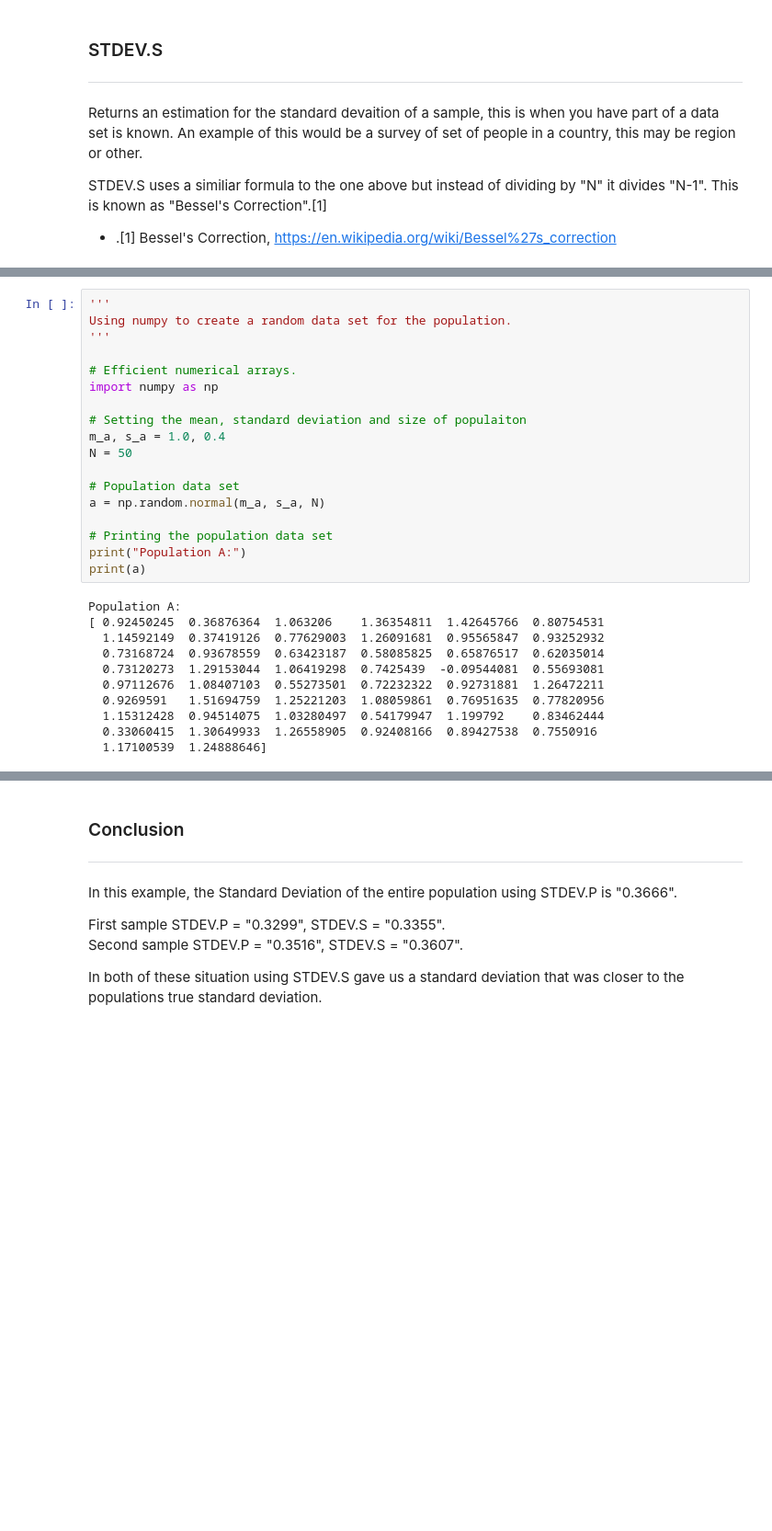
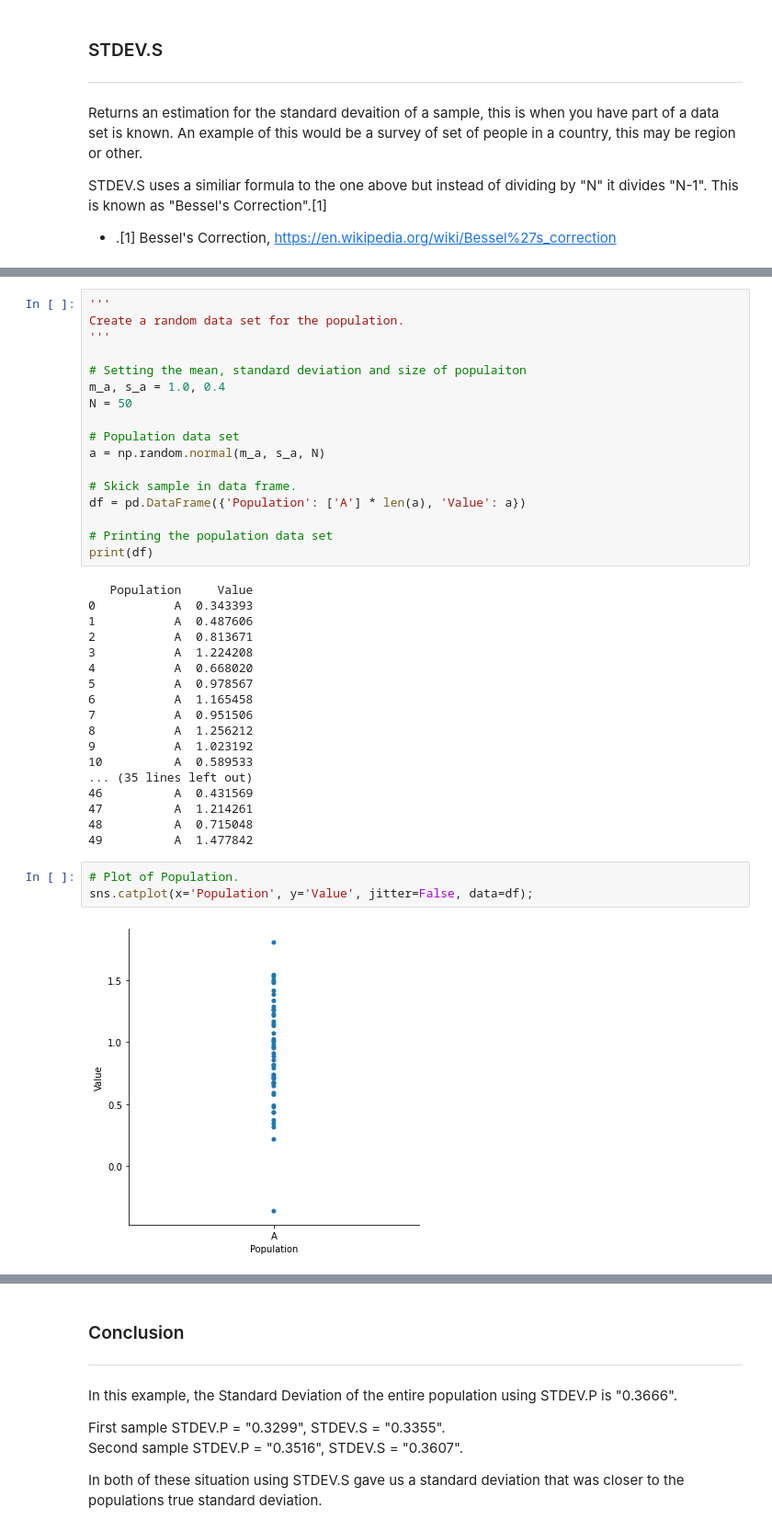
Before and after one commit to colinroche/Emerging-Tech-Assessments, a Jupyter notebook: Emerging-Tech-Assessments.ipynb, the cells around one changed output, grey strips where cells are left out. Shown: that part at 92% size. Drawn from its saved outputs; the diff is of its cells as text; blank space fills up the shorter version.

Commit message:
Adding plots and data frames to task3, and predict to task4

```diff
--- a/Emerging-Tech-Assessments.ipynb
+++ b/Emerging-Tech-Assessments.ipynb
@@ -150,10 +156,7 @@ STDEV.S uses a similiar formula to the one above but instead of dividing by "N"
 # %%
 '''
-Using numpy to create a random data set for the population.
+Create a random data set for the population.
 '''
-
-# Efficient numerical arrays.
-import numpy as np
 
 # Setting the mean, standard deviation and size of populaiton
 m_a, s_a = 1.0, 0.4
@@ -162,20 +165,34 @@ N = 50
 # Population data set
 a = np.random.normal(m_a, s_a, N)
 
+# Skick sample in data frame.
+df = pd.DataFrame({'Population': ['A'] * len(a), 'Value': a})
+
 # Printing the population data set
-print("Population A:")
-print(a)
+print(df)
 # %% [output]
-Population A:
-[ 0.92450245  0.36876364  1.063206    1.36354811  1.42645766  0.80754531
-  1.14592149  0.37419126  0.77629003  1.26091681  0.95565847  0.93252932
-  0.73168724  0.93678559  0.63423187  0.58085825  0.65876517  0.62035014
-  0.73120273  1.29153044  1.06419298  0.7425439  -0.09544081  0.55693081
-  0.97112676  1.08407103  0.55273501  0.72232322  0.92731881  1.26472211
-  0.9269591   1.51694759  1.25221203  1.08059861  0.76951635  0.77820956
-  1.15312428  0.94514075  1.03280497  0.54179947  1.199792    0.83462444
-  0.33060415  1.30649933  1.26558905  0.92408166  0.89427538  0.7550916
-  1.17100539  1.24888646]
+   Population     Value
+0           A  0.343393
+1           A  0.487606
+2           A  0.813671
+3           A  1.224208
+4           A  0.668020
+5           A  0.978567
+6           A  1.165458
+7           A  0.951506
+8           A  1.256212
+9           A  1.023192
+10          A  0.589533
+... (35 lines left out)
+46          A  0.431569
+47          A  1.214261
+48          A  0.715048
+49          A  1.477842
+# %%
+# Plot of Population.
+sns.catplot(x='Population', y='Value', jitter=False, data=df);
+# %% [output]
+[figure, added]
 # %%
 '''
 Standard deviation of population using the equivalent of Excels STDEV.P.
```
Also changed, not shown: parts of 19 cells of this notebook.
